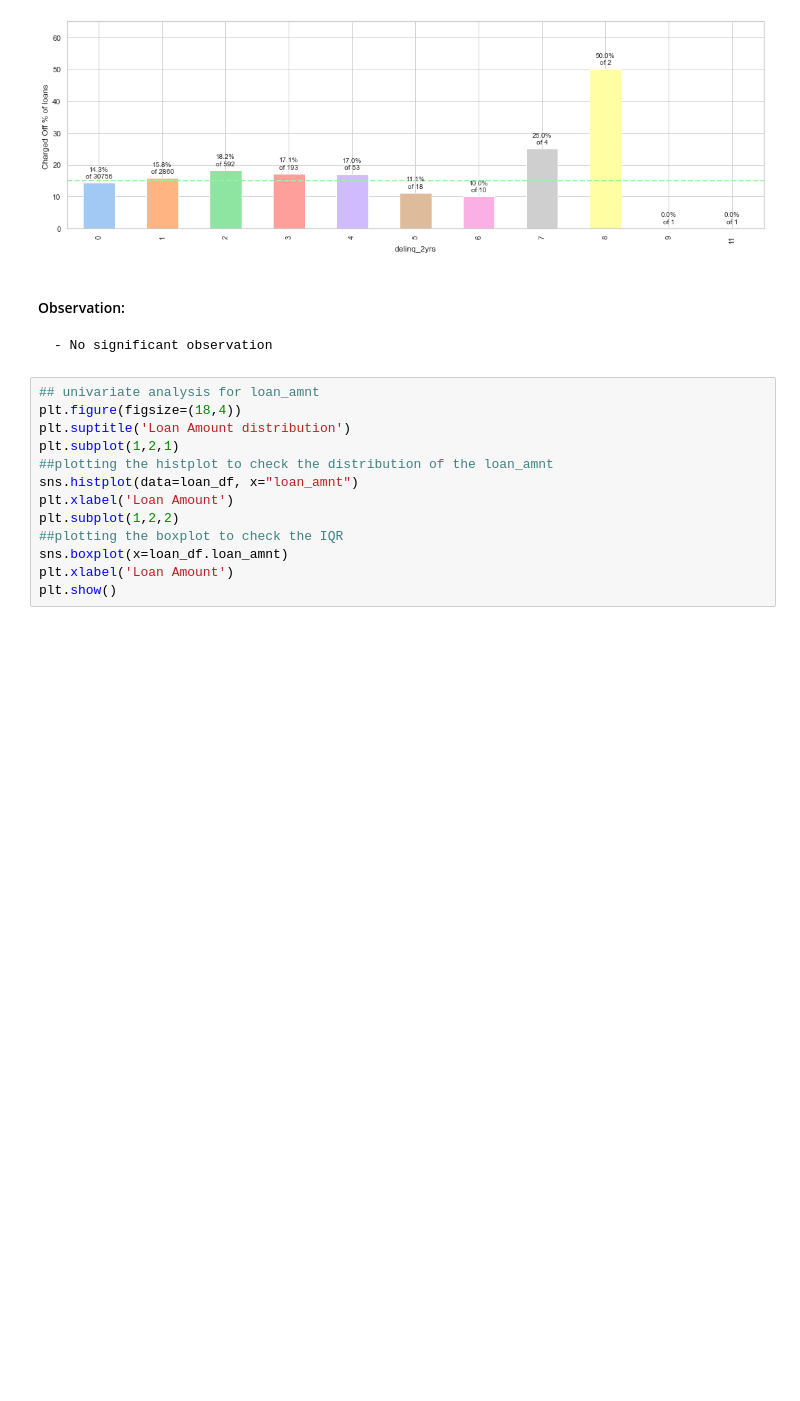
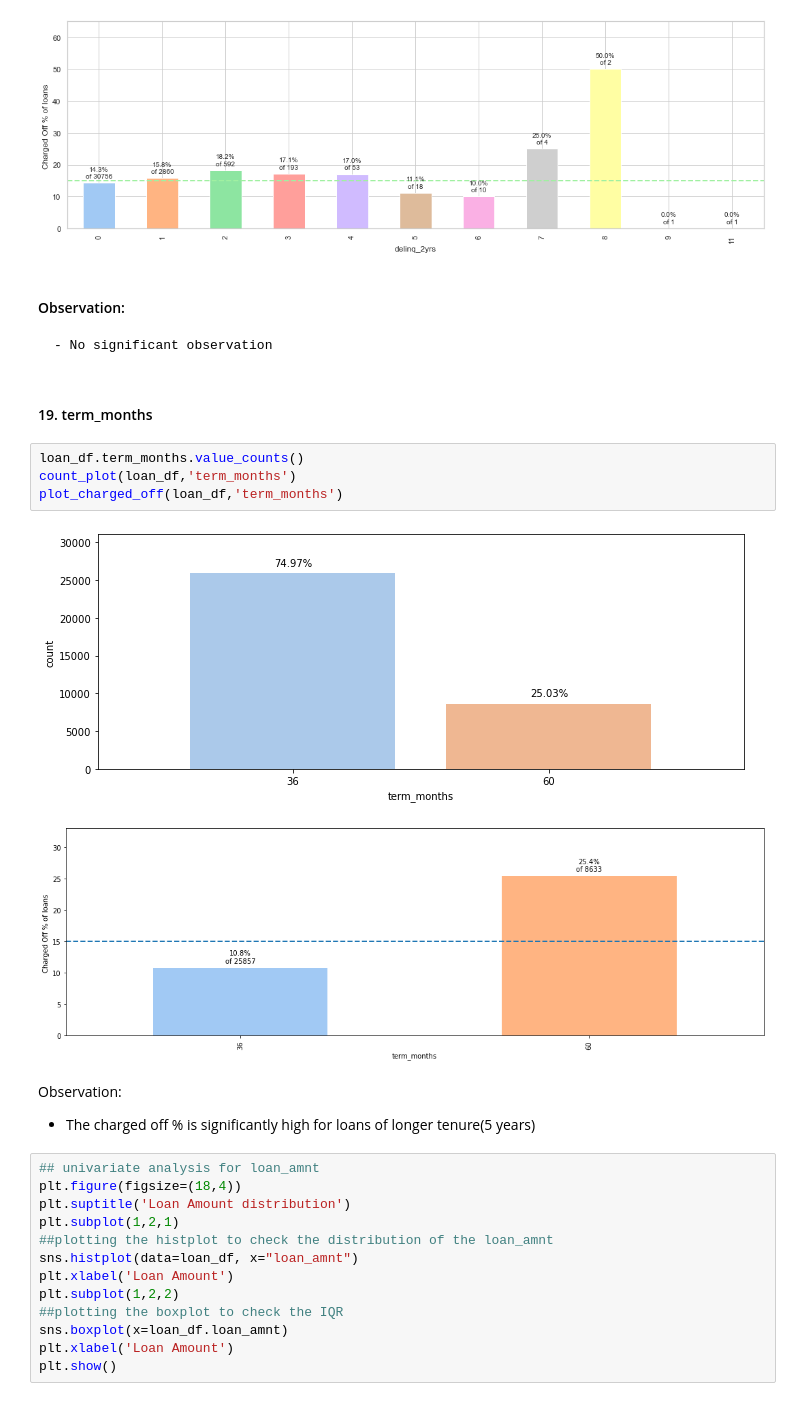
Before and after one commit to rainasharma/Lending-Club-Case-Study, a Jupyter notebook: Group_Raina_Sharma.ipynb, the cells around one changed output. Drawn from its saved outputs; the diff is of its cells as text; blank space fills up the shorter version.

```diff
--- a/Group_Raina_Sharma.ipynb
+++ b/Group_Raina_Sharma.ipynb
@@ -909,6 +909,18 @@ plot_charged_off(loan_df,'delinq_2yrs')
 # %% [markdown]
 #### Observation:
     - No significant observation
+# %% [markdown]
+#### 19. term_months
+# %%
+loan_df.term_months.value_counts()
+count_plot(loan_df,'term_months')
+plot_charged_off(loan_df,'term_months')
+# %% [output]
+[figure, added]
+[figure, added]
+# %% [markdown]
+Observation:
+- The charged off % is significantly high for loans of longer tenure(5 years)
 # %%
 ## univariate analysis for loan_amnt
 plt.figure(figsize=(18,4))
```
Also changed, not shown: parts of 1 cell of this notebook, 3 other files.
